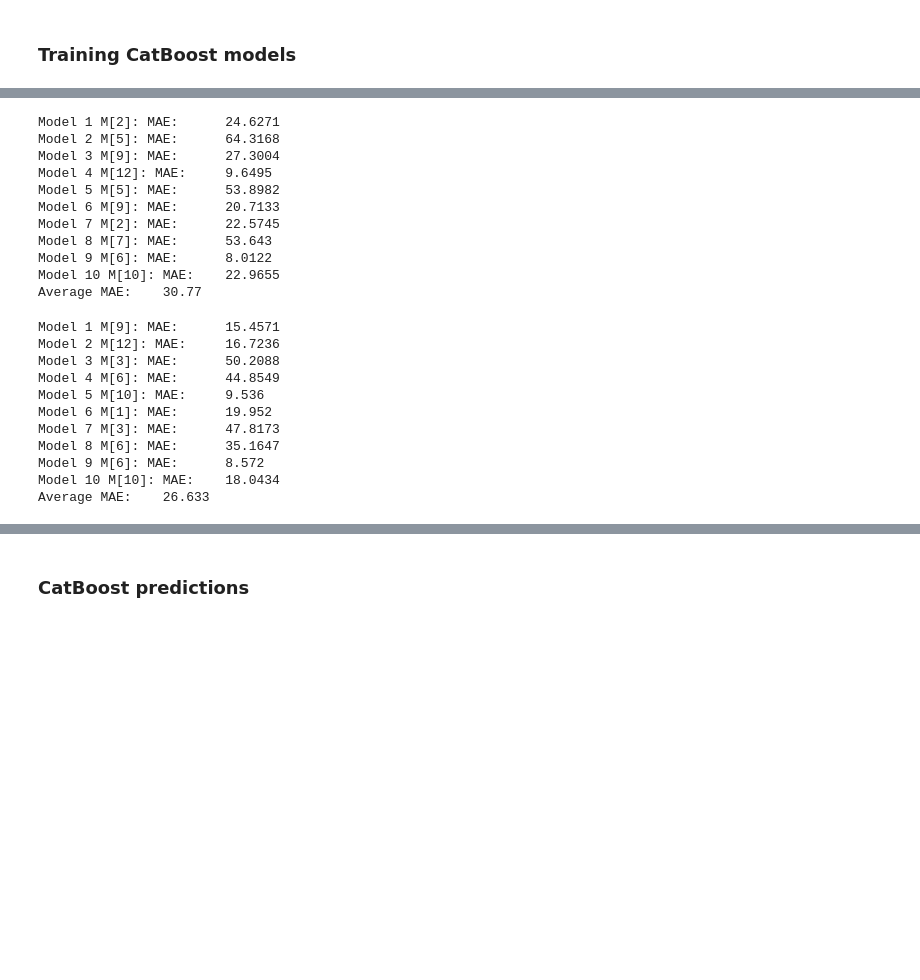
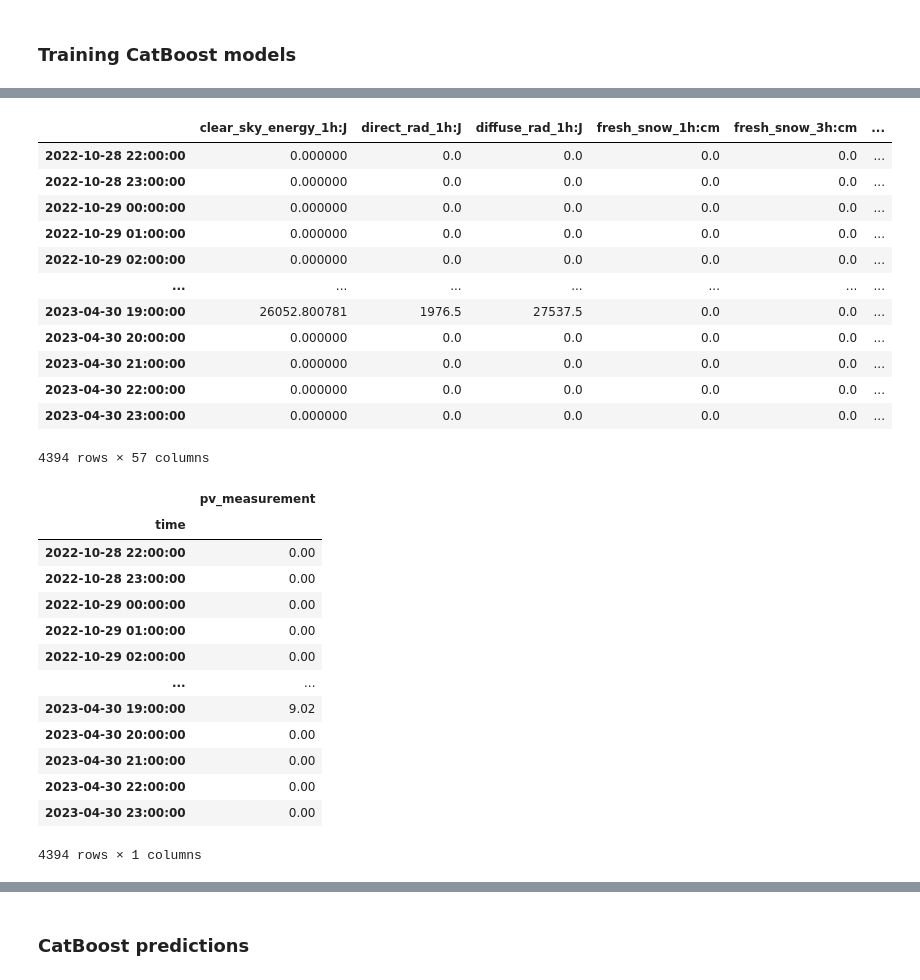
Before and after one commit to jathavaan/PVPredictor, a Jupyter notebook: RMLK_AG_CB.ipynb, the cells around one changed output, grey strips where cells are left out. Drawn from its saved outputs; the diff is of its cells as text; code cells hidden in the pictures; blank space fills up the shorter version.

Commit message:
KFOLDS

```diff
--- a/RMLK_AG_CB.ipynb
+++ b/RMLK_AG_CB.ipynb
@@ -453,7 +450,17 @@ def common_pre_processing(dataframe: pd.DataFrame, is_cat_boost: bool) -> pd.Dat
     dataframe = merge_frames(selection_df, mean_df, ceiling_height_df, sum_df)
 
     if is_cat_boost:
+        categorical_features = [
+            DEW_OR_RIME,
+            IS_DAY,
+            IS_IN_SHADOW,
+            PRECIP_TYPE_5MIN,
+            ELEVATION,
+            IS_ESTIMATED,
+        ]
+
         dataframe = dataframe.dropna(axis=0, how='any')
+        dataframe[categorical_features] = dataframe[categorical_features].astype(int)
 
     return dataframe
 # %% [markdown]
@@ -918,28 +901,34 @@ Average MAE:    193.1266
 # %%
-B_models, B_summer_evaluated = train_catboost_ensemble(location=B)
+# B_models, B_summer_evaluated = train_catboost_ensemble(location=B)
-# %% [output]
-Model 1 M[2]: MAE:      24.6271
-Model 2 M[5]: MAE:      64.3168
-Model 3 M[9]: MAE:      27.3004
-Model 4 M[12]: MAE:     9.6495
-Model 5 M[5]: MAE:      53.8982
-Model 6 M[9]: MAE:      20.7133
-Model 7 M[2]: MAE:      22.5745
-Model 8 M[7]: MAE:      53.643
-Model 9 M[6]: MAE:      8.0122
-Model 10 M[10]: MAE:    22.9655
-Average MAE:    30.77
 # %%
-C_models, C_summer_evaluated = train_catboost_ensemble(location=C)
+# C_models, C_summer_evaluated = train_catboost_ensemble(location=C)
-# %% [output]
-Model 1 M[9]: MAE:      15.4571
-Model 2 M[12]: MAE:     16.7236
-Model 3 M[3]: MAE:      50.2088
-Model 4 M[6]: MAE:      44.8549
-Model 5 M[10]: MAE:     9.536
-Model 6 M[1]: MAE:      19.952
-Model 7 M[3]: MAE:      47.8173
-Model 8 M[6]: MAE:      35.1647
-Model 9 M[6]: MAE:      8.572
-Model 10 M[10]: MAE:    18.0434
-Average MAE:    26.633
+# %%
+cb_models_A= train_catboost_kfolds(A)
+# %% [output]
+|  | clear_sky_energy_1h:J | direct_rad_1h:J | diffuse_rad_1h:J | fresh_snow_1h:cm | fresh_snow_3h:cm | ... |
+| 2022-10-28 22:00:00 | 0.000000 | 0.0 | 0.0 | 0.0 | 0.0 | ... |
+| 2022-10-28 23:00:00 | 0.000000 | 0.0 | 0.0 | 0.0 | 0.0 | ... |
+| 2022-10-29 00:00:00 | 0.000000 | 0.0 | 0.0 | 0.0 | 0.0 | ... |
+| 2022-10-29 01:00:00 | 0.000000 | 0.0 | 0.0 | 0.0 | 0.0 | ... |
+| 2022-10-29 02:00:00 | 0.000000 | 0.0 | 0.0 | 0.0 | 0.0 | ... |
+| ... | ... | ... | ... | ... | ... | ... |
+| 2023-04-30 19:00:00 | 26052.800781 | 1976.5 | 27537.5 | 0.0 | 0.0 | ... |
+| 2023-04-30 20:00:00 | 0.000000 | 0.0 | 0.0 | 0.0 | 0.0 | ... |
+| 2023-04-30 21:00:00 | 0.000000 | 0.0 | 0.0 | 0.0 | 0.0 | ... |
+| 2023-04-30 22:00:00 | 0.000000 | 0.0 | 0.0 | 0.0 | 0.0 | ... |
+| 2023-04-30 23:00:00 | 0.000000 | 0.0 | 0.0 | 0.0 | 0.0 | ... |
+4394 rows × 57 columns
+|  | pv_measurement |
+| time |  |
+| 2022-10-28 22:00:00 | 0.00 |
+| 2022-10-28 23:00:00 | 0.00 |
+| 2022-10-29 00:00:00 | 0.00 |
+| 2022-10-29 01:00:00 | 0.00 |
+| 2022-10-29 02:00:00 | 0.00 |
+| ... | ... |
+| 2023-04-30 19:00:00 | 9.02 |
+| 2023-04-30 20:00:00 | 0.00 |
+| 2023-04-30 21:00:00 | 0.00 |
+| 2023-04-30 22:00:00 | 0.00 |
+| 2023-04-30 23:00:00 | 0.00 |
+4394 rows × 1 columns
```
Also changed, not shown: parts of 20 cells of this notebook, 7 other files.
